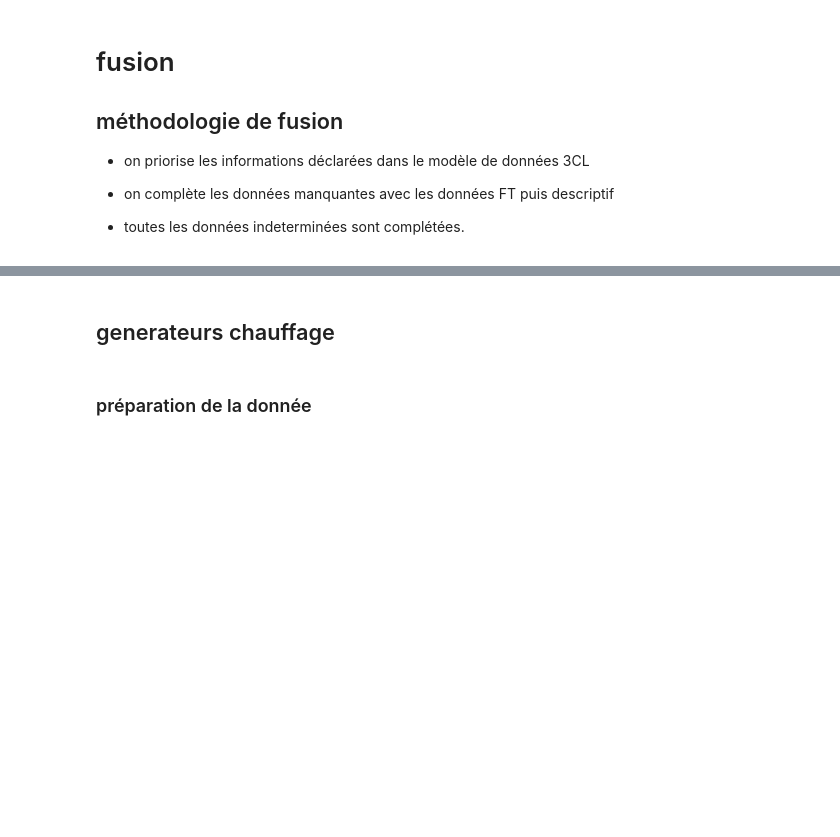
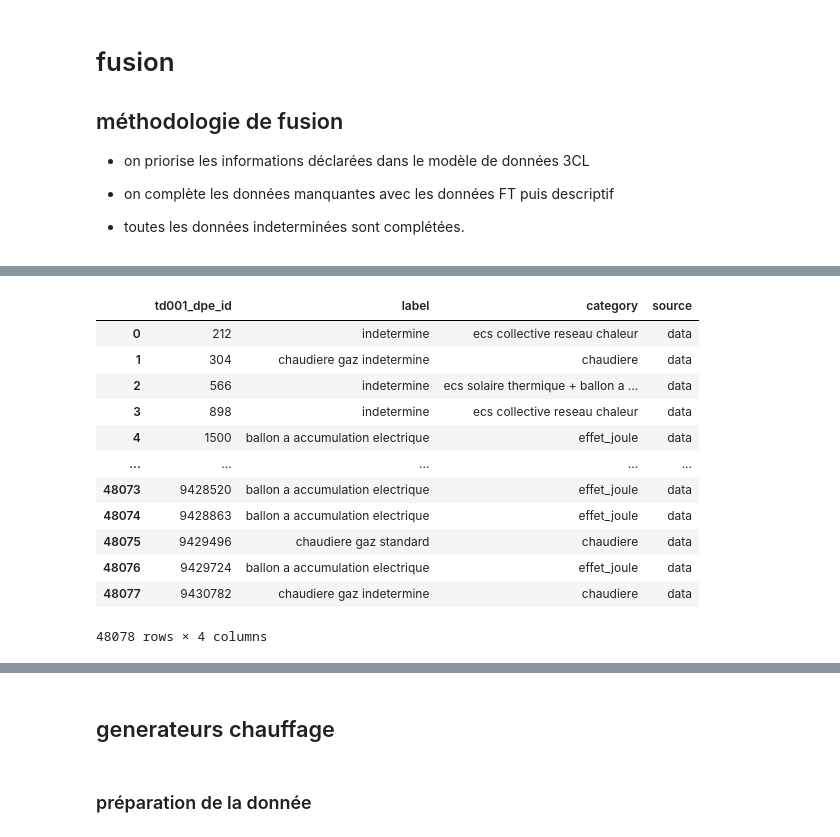
Before and after one commit to etalab/de-dpe-processing, a Jupyter notebook: data_processing_cstb/traitement_donnees_metier/dev pre 1948 elasticsearch.ipynb, the cells around one changed output, grey strips where cells are left out. Drawn from its saved outputs; the diff is of its cells as text; code cells hidden in the pictures; blank space fills up the shorter version.

```diff
--- a/data_processing_cstb/traitement_donnees_metier/dev pre 1948 elasticsearch.ipynb
+++ b/data_processing_cstb/traitement_donnees_metier/dev pre 1948 elasticsearch.ipynb
@@ -161,7 +175,9 @@ from pathlib import Path
 import json
 from generate_dpe_annexes_scripts.utils import round_float_cols, unique_ordered
 from config import paths
+from generate_dpe_annexes_scripts.trtvtables import DPETrTvTables
 
+trtv = DPETrTvTables()
 
 if __name__ == '__main__':
 
@@ -177,8 +193,14 @@ if __name__ == '__main__':
             # LOAD TABLES
             td001 = pd.read_csv(dept_dir / 'td001_dpe.csv', dtype=str)
             td003 = pd.read_csv(dept_dir / 'td003_descriptif.csv', dtype=str)
+            td002 = pd.read_csv(dept_dir/'td002_consommation.csv',dtype=str)
+            td016 = pd.read_csv(dept_dir/'td016_facture.csv',dtype=str)
+
             td005 = pd.read_csv(dept_dir / 'td005_fiche_technique.csv', dtype=str)
-            td006 = pd.read_csv(dept_dir / 'td001_dpe.csv', dtype=str)
+            td006 = pd.read_csv(dept_dir / 'td006_batiment.csv', dtype=str)
+            td011 = pd.read_csv(dept_dir / 'td011_installation_chauffage.csv', dtype=str)
+            td012 = pd.read_csv(dept_dir / 'td012_generateur_chauffage.csv', dtype=str)
+
             td012_p = pd.read_csv(annexe_dept_dir / 'td012_generateur_chauffage_annexe.csv', dtype=str)
             td014_p = pd.read_csv(annexe_dept_dir / 'td014_generateur_ecs_annexe.csv', dtype=str)
             td001_sys_ch= pd.read_csv(annexe_dept_dir / 'td001_sys_ch_agg_annexe.csv', dtype=str)
@@ -552,0 +513,30 @@ energie_ch_desc=m.merge(td003_ch[['id','td001_dpe_id']])
+# %%
+
+
+# libéllés des generateurs chauffage issues des données textes
+gen_ecs_lib_from_txt=pd.concat([gen_ecs_lib_desc[['label','category','td001_dpe_id']],
+                               gen_ecs_lib_ft[['label','category','td001_dpe_id']]],axis=0)
+
+gen_ecs_lib_from_txt =gen_ecs_lib_from_txt.sort_values(by=['td001_dpe_id','category','label'])
+
+gen_ecs_lib_from_txt = gen_ecs_lib_from_txt.drop_duplicates(subset=['category','td001_dpe_id'],keep='first')
+
+gen_ecs_lib_from_txt['source']='txt'
+
+# libéllés des générateurs chauffage issus de la table td012
+gen_ecs_lib_from_data = td014_p[['td001_dpe_id','gen_ecs_lib_infer']].copy()
+
+gen_ecs_lib_from_data.columns=['td001_dpe_id','label']
+gen_ecs_lib_from_data['label']=gen_ecs_lib_from_data['label'].fillna('indetermine')
+gen_ecs_lib_from_data['category']=gen_ecs_lib_from_data.label.replace(reverse_cat_gen_ecs)
+
+gen_ecs_lib_from_data['label']=pd.Categorical(gen_ecs_lib_from_data.label,categories=list(gen_ecs_search_dict_flat.keys())+['indetermine'],ordered=True)
+gen_ecs_lib_from_data['label']=gen_ecs_lib_from_data['label'].fillna('indetermine')
+
+gen_ecs_lib_from_data['source']='data'
+
+# concat.
+gen_ecs_lib = pd.concat([gen_ecs_lib_from_data,gen_ecs_lib_from_txt],axis=0)
+
+gen_ecs_lib['source']=pd.Categorical(gen_ecs_lib.source,categories=['data','txt'],ordered=True)
+gen_ecs_lib['category']=pd.Categorical(gen_ecs_lib.category,categories=list(gen_ecs_search_dict.keys()),ordered=True)
@@ -552,0 +547,16 @@ energie_ch_desc=m.merge(td003_ch[['id','td001_dpe_id']])
+# %%
+gen_ecs_lib_from_data
+# %% [output]
+|  | td001_dpe_id | label | category | source |
+| 0 | 212 | indetermine | ecs collective reseau chaleur | data |
+| 1 | 304 | chaudiere gaz indetermine | chaudiere | data |
+| 2 | 566 | indetermine | ecs solaire thermique + ballon a ... | data |
+| 3 | 898 | indetermine | ecs collective reseau chaleur | data |
+| 4 | 1500 | ballon a accumulation electrique | effet_joule | data |
+| ... | ... | ... | ... | ... |
+| 48073 | 9428520 | ballon a accumulation electrique | effet_joule | data |
+| 48074 | 9428863 | ballon a accumulation electrique | effet_joule | data |
+| 48075 | 9429496 | chaudiere gaz standard | chaudiere | data |
+| 48076 | 9429724 | ballon a accumulation electrique | effet_joule | data |
+| 48077 | 9430782 | chaudiere gaz indetermine | chaudiere | data |
+48078 rows × 4 columns
```
Also changed, not shown: parts of 104 cells of this notebook, 12 other files.
